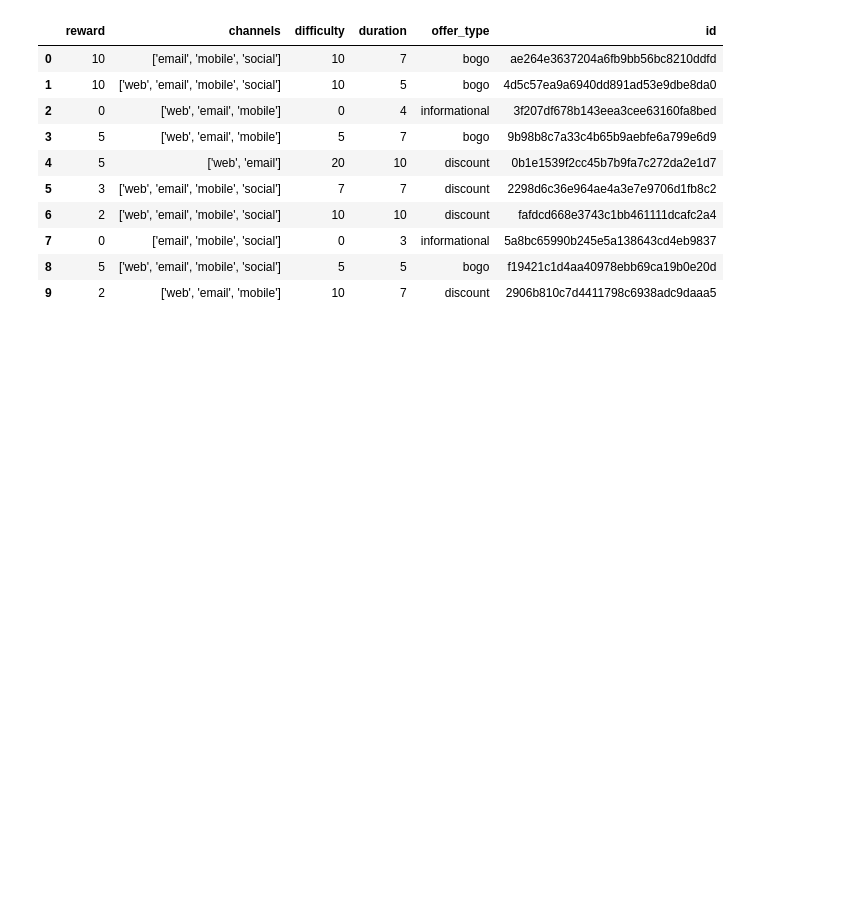
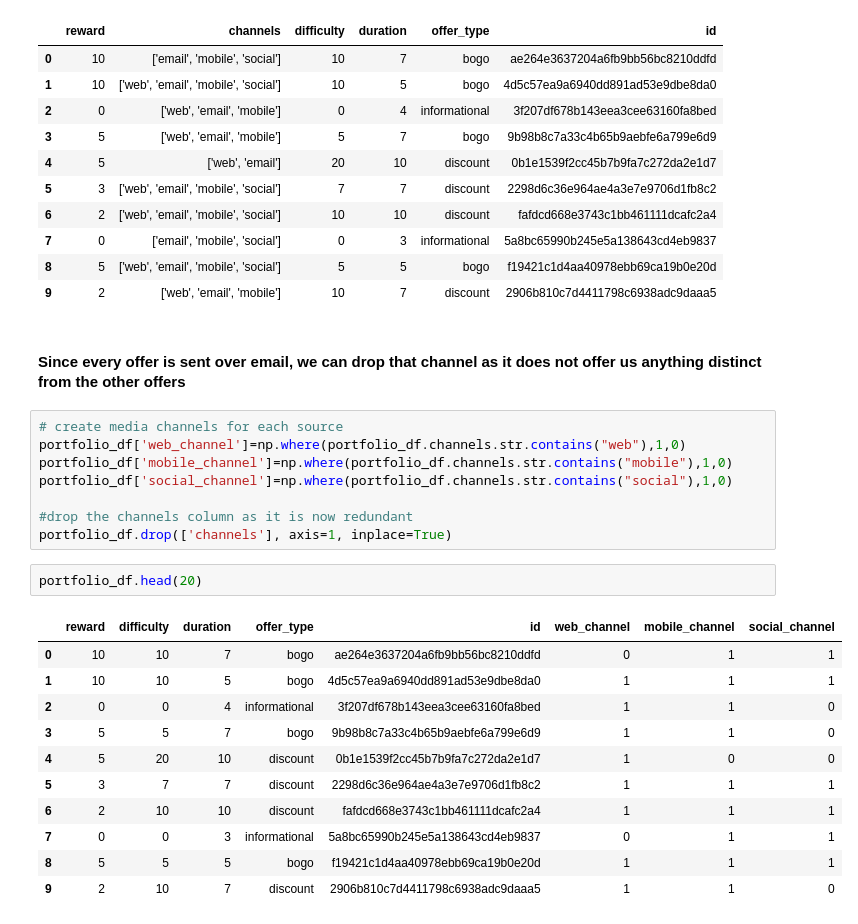
Before and after one commit to nthammadi-uncc/StarbucksPromotionAnalysis, a Jupyter notebook: Jupyter Notebooks/Exploratory_Data_Analysis.ipynb, the cells around one changed output. Saved outputs shown, nothing was run; the diff lists cells and outputs as text; blank space fills up the shorter version.

```diff
--- a/Jupyter Notebooks/Exploratory_Data_Analysis.ipynb
+++ b/Jupyter Notebooks/Exploratory_Data_Analysis.ipynb
@@ -31,3 +41,27 @@ portfolio_df.head(20)
 | 7 | 0 | ['email', 'mobile', 'social'] | 0 | 3 | informational | 5a8bc65990b245e5a138643cd4eb9837 |
 | 8 | 5 | ['web', 'email', 'mobile', 'social'] | 5 | 5 | bogo | f19421c1d4aa40978ebb69ca19b0e20d |
 | 9 | 2 | ['web', 'email', 'mobile'] | 10 | 7 | discount | 2906b810c7d4411798c6938adc9daaa5 |
+# %% [markdown]
+#### Since every offer is sent over email, we can drop that channel as it does not offer us anything distinct from the other offers
+# %%
+# create media channels for each source
+portfolio_df['web_channel']=np.where(portfolio_df.channels.str.contains("web"),1,0)
+portfolio_df['mobile_channel']=np.where(portfolio_df.channels.str.contains("mobile"),1,0)
+portfolio_df['social_channel']=np.where(portfolio_df.channels.str.contains("social"),1,0)
+
+#drop the channels column as it is now redundant
+portfolio_df.drop(['channels'], axis=1, inplace=True)
+# %%
+portfolio_df.head(20)
+# %% [output]
+|  | reward | difficulty | duration | offer_type | id | web_channel | mobile_channel | social_channel |
+| 0 | 10 | 10 | 7 | bogo | ae264e3637204a6fb9bb56bc8210ddfd | 0 | 1 | 1 |
+| 1 | 10 | 10 | 5 | bogo | 4d5c57ea9a6940dd891ad53e9dbe8da0 | 1 | 1 | 1 |
+| 2 | 0 | 0 | 4 | informational | 3f207df678b143eea3cee63160fa8bed | 1 | 1 | 0 |
+| 3 | 5 | 5 | 7 | bogo | 9b98b8c7a33c4b65b9aebfe6a799e6d9 | 1 | 1 | 0 |
+| 4 | 5 | 20 | 10 | discount | 0b1e1539f2cc45b7b9fa7c272da2e1d7 | 1 | 0 | 0 |
+| 5 | 3 | 7 | 7 | discount | 2298d6c36e964ae4a3e7e9706d1fb8c2 | 1 | 1 | 1 |
+| 6 | 2 | 10 | 10 | discount | fafdcd668e3743c1bb461111dcafc2a4 | 1 | 1 | 1 |
+| 7 | 0 | 0 | 3 | informational | 5a8bc65990b245e5a138643cd4eb9837 | 0 | 1 | 1 |
+| 8 | 5 | 5 | 5 | bogo | f19421c1d4aa40978ebb69ca19b0e20d | 1 | 1 | 1 |
+| 9 | 2 | 10 | 7 | discount | 2906b810c7d4411798c6938adc9daaa5 | 1 | 1 | 0 |
```
Also changed, not shown: parts of 60 cells of this notebook, 13 other files.
